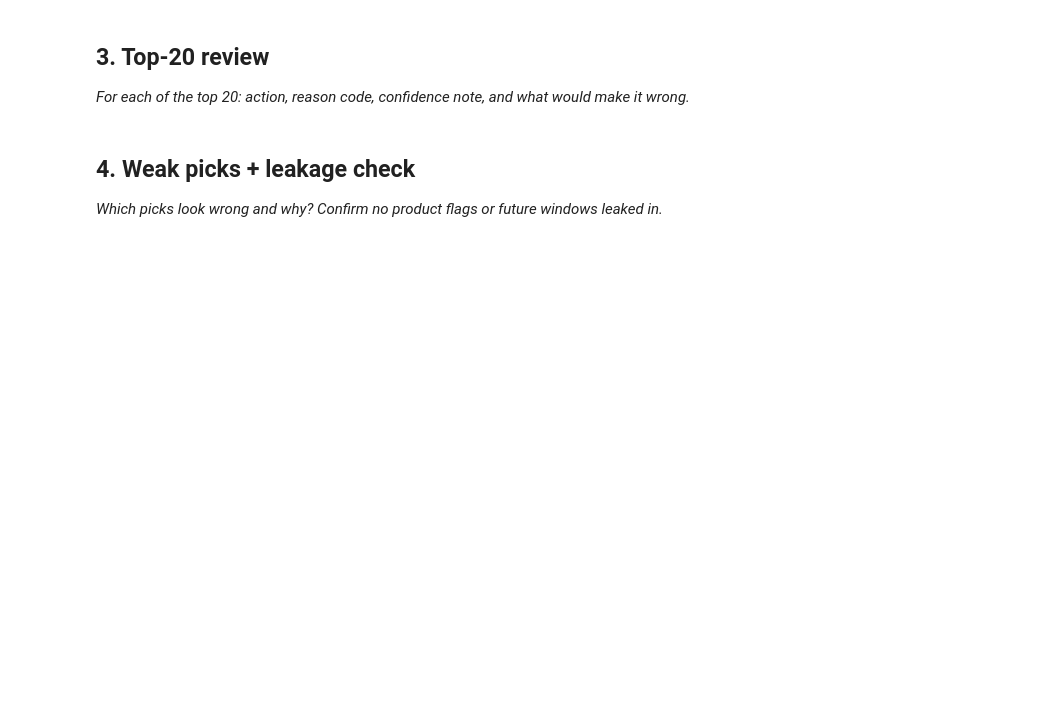
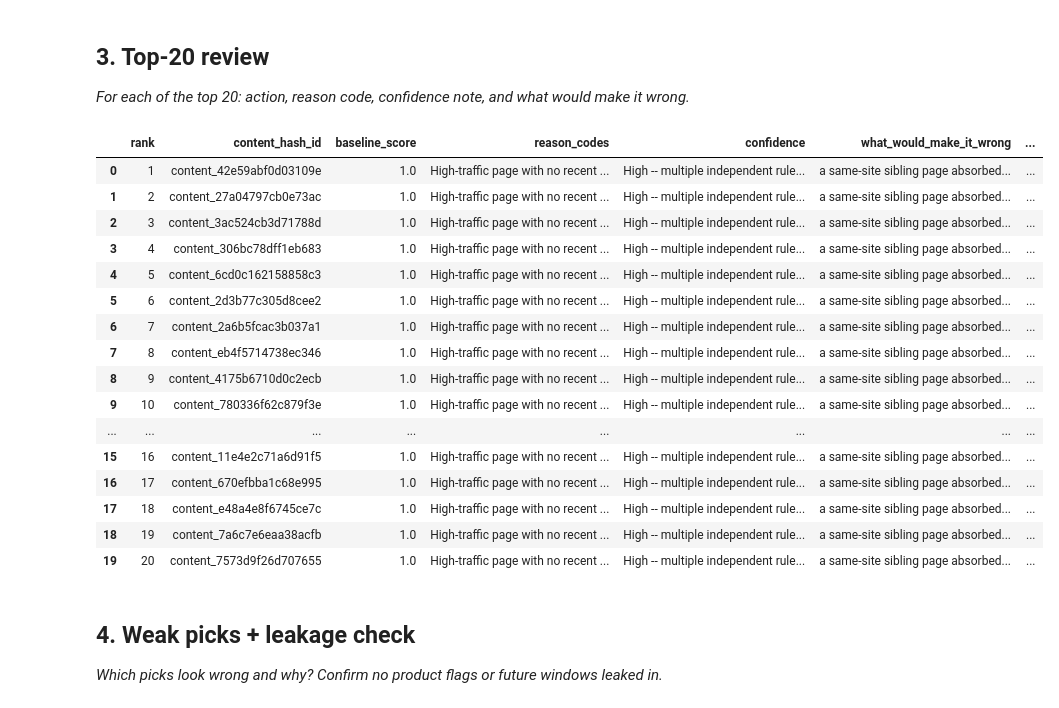
Before and after one commit to omaradelahmed/fly-rank-internship1, a Jupyter notebook: work/notebooks/w04_baseline_score.ipynb, the cells around one changed output. Drawn from its saved outputs; the diff is of its cells as text; code cells hidden in the pictures; blank space fills up the shorter version.

```diff
--- a/work/notebooks/w04_baseline_score.ipynb
+++ b/work/notebooks/w04_baseline_score.ipynb
@@ -12,0 +28,9 @@ This skeleton is yours to fill. Work the sections **in order** — each one has
+# %%
+REASON_CODES = {
+    'stale_visible_page':    "High-traffic page with no recent update on record",
+    'declining_with_demand': "Traffic trending down within the window, but real demand remains",
+    'thin_content':          "Getting traffic despite thin content -- expansion candidate",
+    'page_one_decay_risk':   "Ranking well but aging -- at risk of decay without a refresh",
+}
+for rule, text in REASON_CODES.items():
+    print(f"{rule:24} -> {text}")
@@ -18,6 +179,51 @@ This skeleton is yours to fill. Work the sections **in order** — each one has
 ## 3. Top-20 review
 
 *For each of the top 20: action, reason code, confidence note, and what would make it wrong.*
+# %%
+top_20 = features_90_30_full.head(20).copy()
+
+def confidence_note(row):
+    n = int(row['stale_visible_page'] + row['declining_with_demand'] + row['thin_content'] + row['page_one_decay_risk'])
+    if n >= 3:
+        return "High -- multiple independent rules agree"
+    elif n == 2:
+        return "Medium -- two rules agree"
+    else:
+        return "Lower -- single rule, worth a human sanity check"
+
+def what_would_make_it_wrong(row):
+    notes = []
+    if row['declining_with_demand'] == 1:
+        notes.append("a same-site sibling page absorbed the lost traffic (consolidation, not real decline)")
+    if row['stale_visible_page'] == 1:
+        notes.append("the page was actually updated but content_updated_date wasn't refreshed in the source system")
+    if row['page_one_decay_risk'] == 1:
+        notes.append("the ranking is seasonal and will recover without any edit")
+    return "; ".join(notes) if notes else "no obvious failure mode identified"
+
+top_20['confidence'] = top_20.apply(confidence_note, axis=1)
+top_20['what_would_make_it_wrong'] = top_20.apply(what_would_make_it_wrong, axis=1)
+
+top_20[['rank', 'content_hash_id', 'baseline_score', 'reason_codes',
+        'confidence', 'what_would_make_it_wrong', 'is_declining']]
+# %% [output]
+|  | rank | content_hash_id | baseline_score | reason_codes | confidence | what_would_make_it_wrong | ... |
+| 0 | 1 | content_42e59abf0d03109e | 1.0 | High-traffic page with no recent ... | High -- multiple independent rule... | a same-site sibling page absorbed... | ... |
+| 1 | 2 | content_27a04797cb0e73ac | 1.0 | High-traffic page with no recent ... | High -- multiple independent rule... | a same-site sibling page absorbed... | ... |
+| 2 | 3 | content_3ac524cb3d71788d | 1.0 | High-traffic page with no recent ... | High -- multiple independent rule... | a same-site sibling page absorbed... | ... |
+| 3 | 4 | content_306bc78dff1eb683 | 1.0 | High-traffic page with no recent ... | High -- multiple independent rule... | a same-site sibling page absorbed... | ... |
+| 4 | 5 | content_6cd0c162158858c3 | 1.0 | High-traffic page with no recent ... | High -- multiple independent rule... | a same-site sibling page absorbed... | ... |
+| 5 | 6 | content_2d3b77c305d8cee2 | 1.0 | High-traffic page with no recent ... | High -- multiple independent rule... | a same-site sibling page absorbed... | ... |
+| 6 | 7 | content_2a6b5fcac3b037a1 | 1.0 | High-traffic page with no recent ... | High -- multiple independent rule... | a same-site sibling page absorbed... | ... |
+| 7 | 8 | content_eb4f5714738ec346 | 1.0 | High-traffic page with no recent ... | High -- multiple independent rule... | a same-site sibling page absorbed... | ... |
+| 8 | 9 | content_4175b6710d0c2ecb | 1.0 | High-traffic page with no recent ... | High -- multiple independent rule... | a same-site sibling page absorbed... | ... |
+| 9 | 10 | content_780336f62c879f3e | 1.0 | High-traffic page with no recent ... | High -- multiple independent rule... | a same-site sibling page absorbed... | ... |
+| ... | ... | ... | ... | ... | ... | ... | ... |
+| 15 | 16 | content_11e4e2c71a6d91f5 | 1.0 | High-traffic page with no recent ... | High -- multiple independent rule... | a same-site sibling page absorbed... | ... |
+| 16 | 17 | content_670efbba1c68e995 | 1.0 | High-traffic page with no recent ... | High -- multiple independent rule... | a same-site sibling page absorbed... | ... |
+| 17 | 18 | content_e48a4e8f6745ce7c | 1.0 | High-traffic page with no recent ... | High -- multiple independent rule... | a same-site sibling page absorbed... | ... |
+| 18 | 19 | content_7a6c7e6eaa38acfb | 1.0 | High-traffic page with no recent ... | High -- multiple independent rule... | a same-site sibling page absorbed... | ... |
+| 19 | 20 | content_7573d9f26d707655 | 1.0 | High-traffic page with no recent ... | High -- multiple independent rule... | a same-site sibling page absorbed... | ... |
 # %% [markdown]
 ## 4. Weak picks + leakage check
 
```
Also changed, not shown: parts of 6 cells of this notebook.
